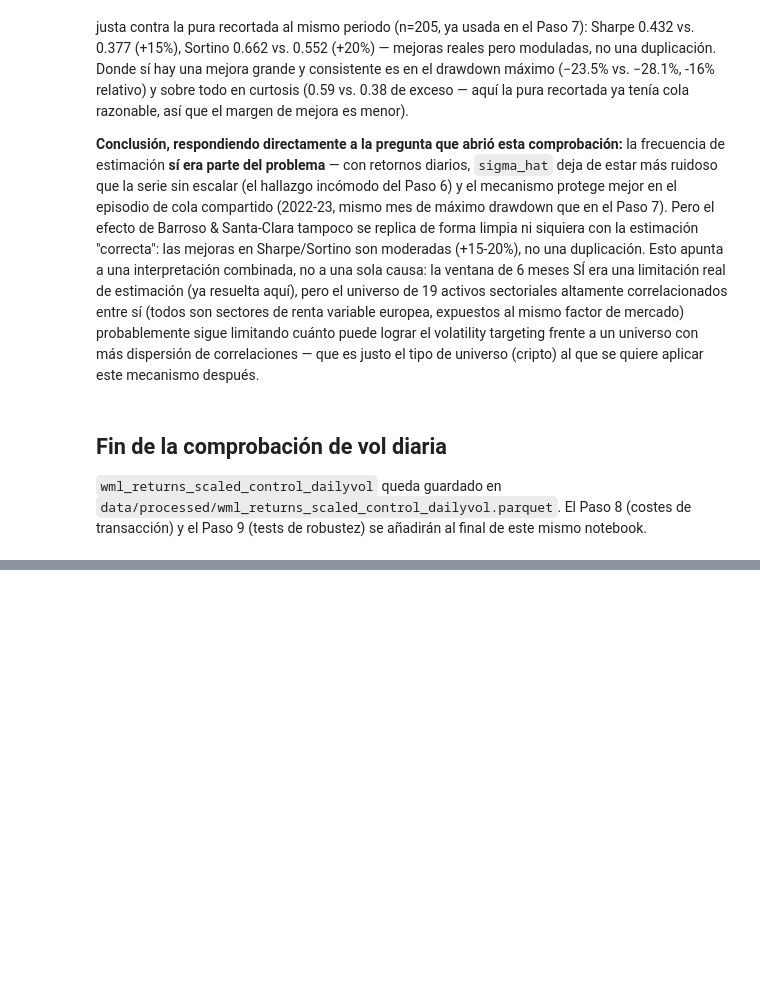
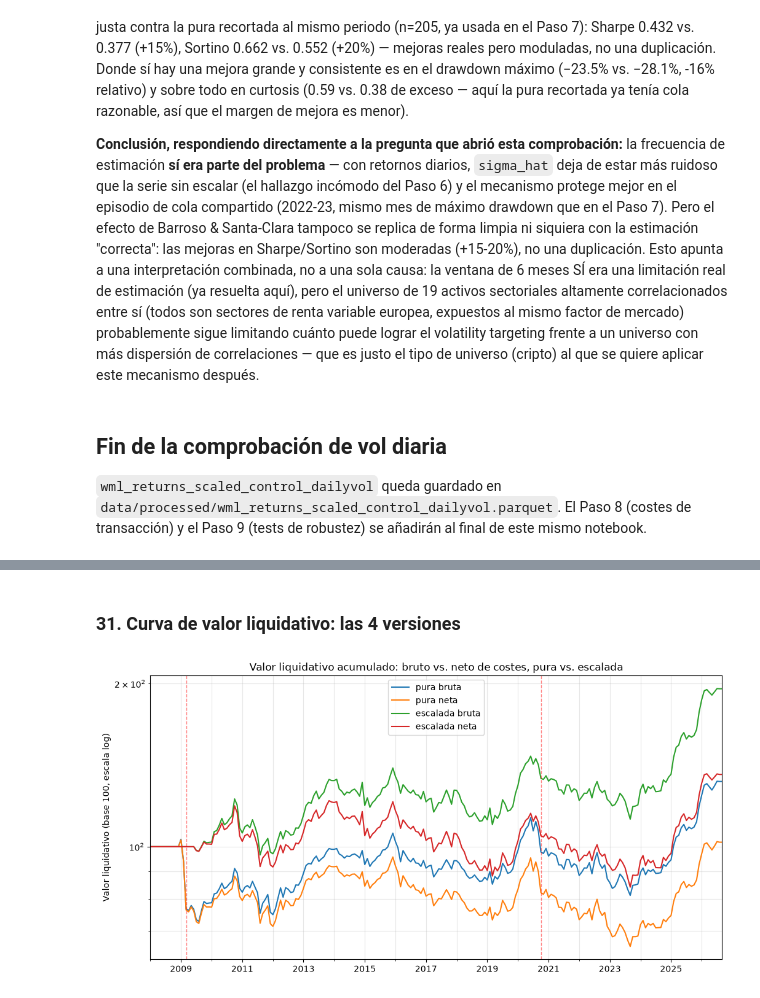
Before and after one commit to teresamattil/Finanzas-cuantitativas, a Jupyter notebook: TFM/control_benchmark/01_universo_datos_control.ipynb, the cells around one changed output, grey strips where cells are left out. Saved outputs shown, nothing was run; the diff lists cells and outputs as text; code cells hidden in the pictures; blank space fills up the shorter version.

```diff
--- a/TFM/control_benchmark/01_universo_datos_control.ipynb
+++ b/TFM/control_benchmark/01_universo_datos_control.ipynb
@@ -1473,0 +1579,24 @@ transacción) y el Paso 9 (tests de robustez) se añadirán al final de este mis
+# %%
+cumulative_pura_bruta = cumulative  # ya calculada en el Paso 4, no se recalcula
+cumulative_pura_neta = bt.cumulative_growth(wml_returns_net, base=100.0)
+cumulative_escalada_bruta = cumulative_dailyvol  # ya calculada en la comprobación de vol diaria
+cumulative_escalada_neta = bt.cumulative_growth(wml_returns_scaled_net, base=100.0)
+
+metricas_pura_bruta = metricas_pura  # ya calculada en el Paso 7
+metricas_pura_neta = met.summary(wml_returns_net, cumulative_pura_neta)
+metricas_escalada_bruta = metricas_dailyvol  # ya calculada en la comprobación de vol diaria
+metricas_escalada_neta = met.summary(wml_returns_scaled_net, cumulative_escalada_neta)
+
+comparativa_costes = pd.DataFrame({
+    "pura bruta": metricas_pura_bruta,
+    "pura neta": metricas_pura_neta,
+    "escalada bruta": metricas_escalada_bruta,
+    "escalada neta": metricas_escalada_neta,
+})
+
+coste_medio_pura = cst.average_annual_cost(wml_returns, wml_returns_net)
+coste_medio_escalada = cst.average_annual_cost(wml_returns_scaled_dailyvol, wml_returns_scaled_net)
+comparativa_costes.loc["coste_medio_anual_pp"] = [
+    coste_medio_pura * 100, 0.0, coste_medio_escalada * 100, 0.0
+]
+comparativa_costes
@@ -1473,0 +1645,19 @@ transacción) y el Paso 9 (tests de robustez) se añadirán al final de este mis
+# %% [markdown]
+### 31. Curva de valor liquidativo: las 4 versiones
+# %%
+fig, ax = plt.subplots(figsize=(12, 6))
+cumulative_pura_bruta.plot(ax=ax, label="pura bruta")
+cumulative_pura_neta.plot(ax=ax, label="pura neta")
+cumulative_escalada_bruta.plot(ax=ax, label="escalada bruta")
+cumulative_escalada_neta.plot(ax=ax, label="escalada neta")
+ax.set_yscale("log")
+for fecha, etiqueta in [(crash_2009, "mar-2009"), (crash_2020, "oct-2020")]:
+    ax.axvline(fecha, color="red", linestyle="--", linewidth=1, alpha=0.5)
+ax.set_title("Valor liquidativo acumulado: bruto vs. neto de costes, pura vs. escalada")
+ax.set_ylabel("Valor liquidativo (base 100, escala log)")
+ax.set_xlabel("")
+ax.legend()
+ax.grid(alpha=0.3, which="both")
+plt.show()
+# %% [output]
+[figure, added]
```
Also changed, not shown: parts of 52 cells of this notebook, 30 other files.
